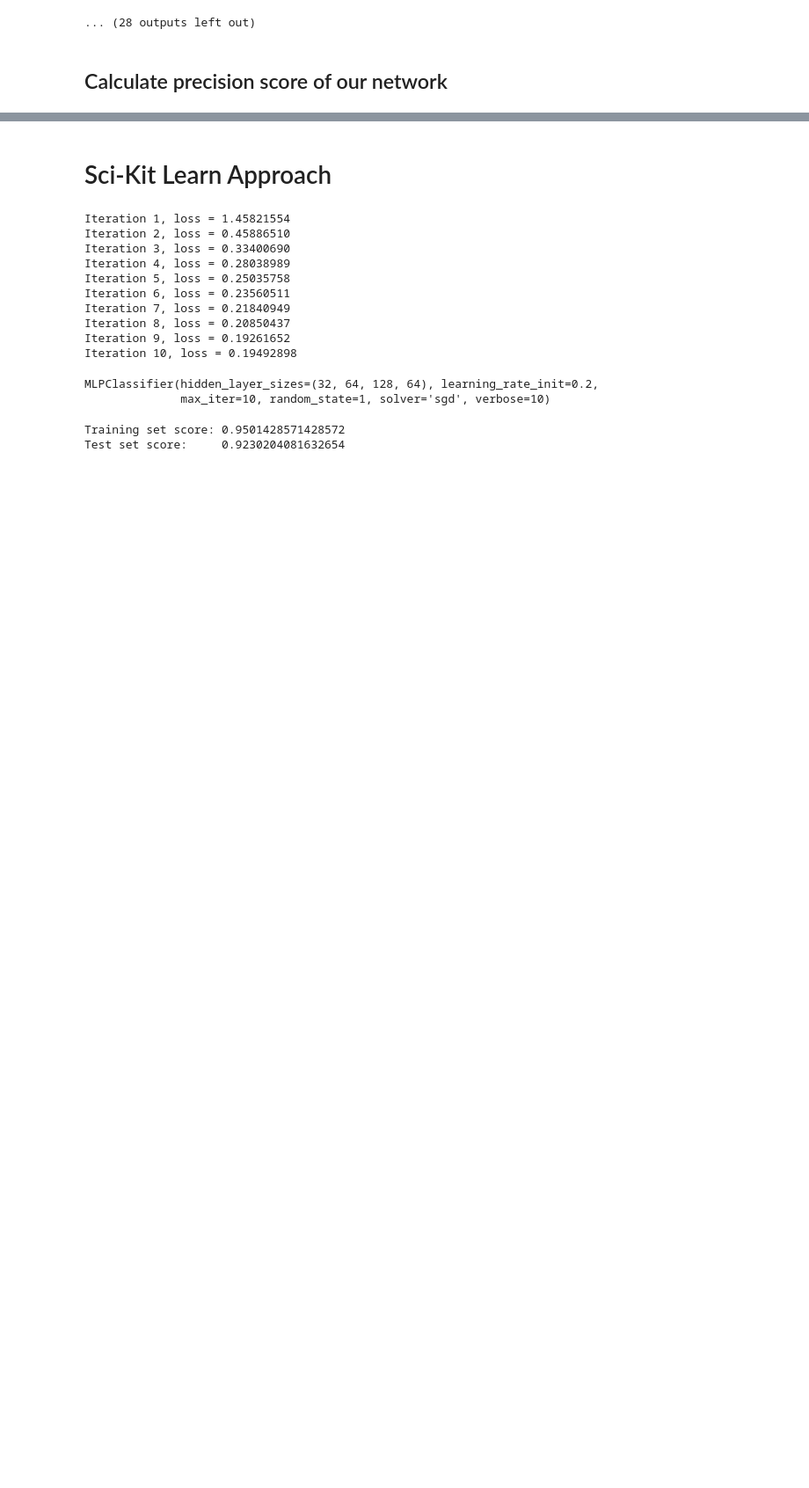
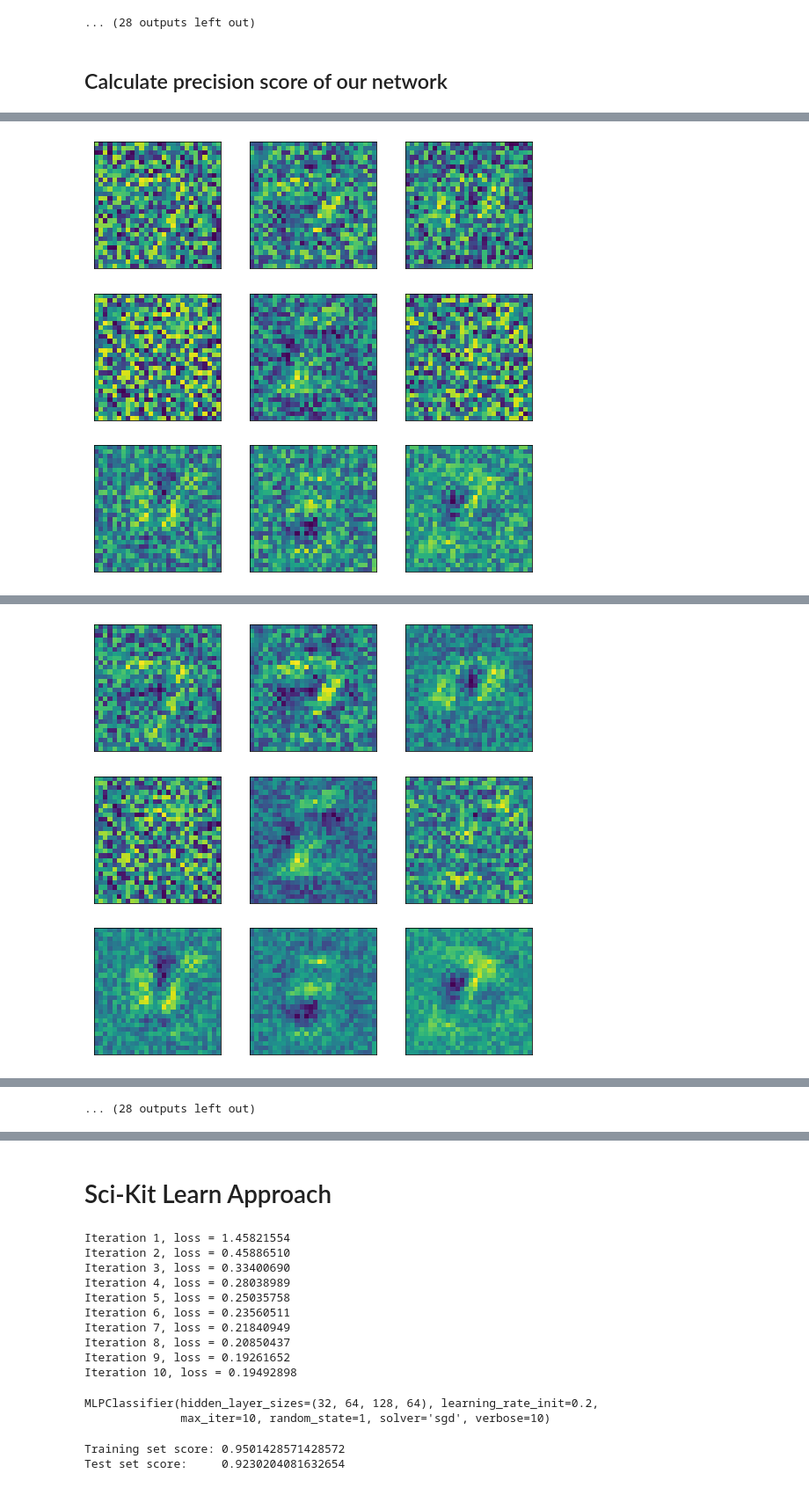
Before and after one commit to michael6991/nn-pytorch, a Jupyter notebook: MLP_Tutorial.ipynb, the cells around one changed output, grey strips where cells are left out. Shown at 88% size. Saved outputs shown, nothing was run; the diff lists cells and outputs as text; code cells hidden in the pictures; blank space fills up the shorter version.

```diff
--- a/MLP_Tutorial.ipynb
+++ b/MLP_Tutorial.ipynb
@@ -323,0 +350,30 @@ Prediction Precision: 914 / 1024. (0.892578125)
+# %%
+loss_fn = nn.NLLLoss()
+optimizer = torch.optim.SGD(params=model.parameters(), lr=5e-2, weight_decay=0.01, momentum=0.9)
+# %%
+num_epochs = 20
+
+
+for epoch_idx in range(num_epochs):
+    total_loss = 0
+
+    for batch_idx, (X, y) in enumerate(train_loader):
+
+        # Forward pass
+        y_pred = model(X)
+
+        # Compute loss
+        loss = loss_fn(y_pred, y)
+        total_loss += loss.item()
+
+        # Backward pass
+        optimizer.zero_grad()   # Zero gradients of all parameters
+        loss.backward()         # Run backprop algorithms to calculate gradients
+
+        # Optimization step
+        optimizer.step()        # Use gradients to update model parameters
+
+
+    print(f'Epoch #{epoch_idx + 1}: Avg. loss={total_loss / len(train_loader)}')
+    plot_weights(model)
+# %% [output]
@@ -323,0 +381 @@ Prediction Precision: 914 / 1024. (0.892578125)
+[figure, added]
@@ -323,0 +383 @@ Prediction Precision: 914 / 1024. (0.892578125)
+[figure, added]
@@ -323,0 +392 @@ Prediction Precision: 914 / 1024. (0.892578125)
+... (28 outputs left out)
```
Also changed, not shown: parts of 32 cells of this notebook, 2 other files.
